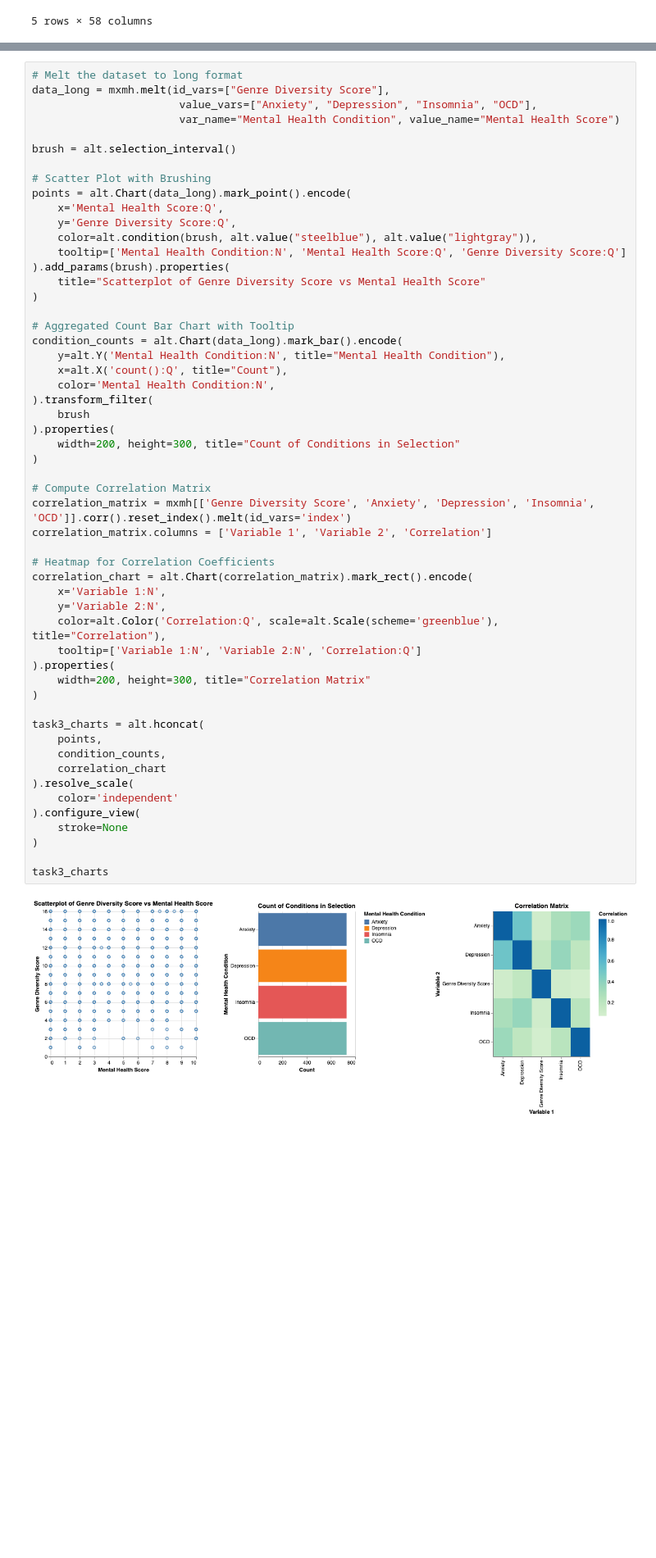
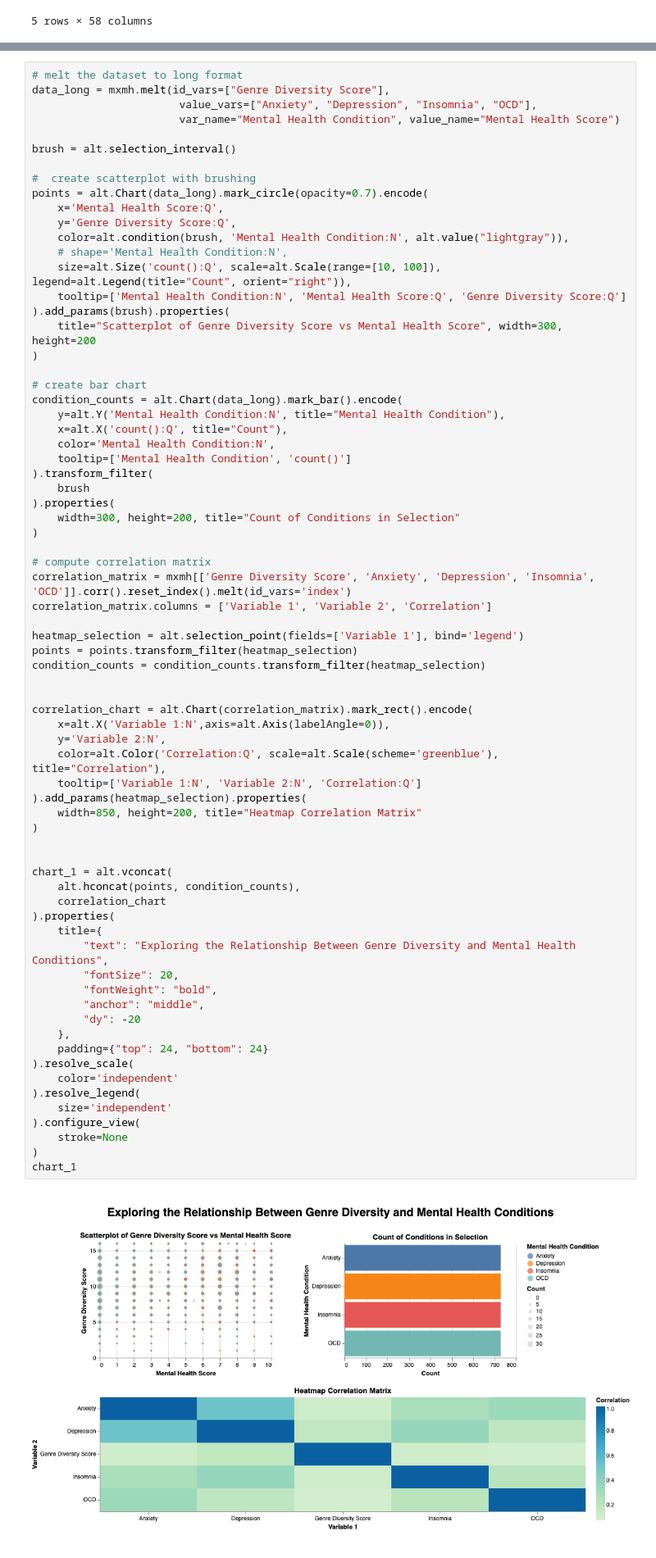
Before and after one commit to ubc-dsci320-2024w2/project-team_fabfour, a Jupyter notebook: ungraded/Judy_Charts.ipynb, the cells around one changed output, grey strips where cells are left out. Shown at 82% size. Drawn from its saved outputs; the diff is of its cells as text; blank space fills up the shorter version.

Commit message:
update charts

```diff
--- a/ungraded/Judy_Charts.ipynb
+++ b/ungraded/Judy_Charts.ipynb
@@ -171,56 +44,73 @@ task_2_chart
 # %%
-# Melt the dataset to long format
+# melt the dataset to long format
 data_long = mxmh.melt(id_vars=["Genre Diversity Score"],
                        value_vars=["Anxiety", "Depression", "Insomnia", "OCD"],
                        var_name="Mental Health Condition", value_name="Mental Health Score")
 
 brush = alt.selection_interval()
 
-# Scatter Plot with Brushing
-points = alt.Chart(data_long).mark_point().encode(
+#  create scatterplot with brushing
+points = alt.Chart(data_long).mark_circle(opacity=0.7).encode(
     x='Mental Health Score:Q',
     y='Genre Diversity Score:Q',
-    color=alt.condition(brush, alt.value("steelblue"), alt.value("lightgray")),
+    color=alt.condition(brush, 'Mental Health Condition:N', alt.value("lightgray")),
+    # shape='Mental Health Condition:N',
+    size=alt.Size('count():Q', scale=alt.Scale(range=[10, 100]), legend=alt.Legend(title="Count", orient="right")),
     tooltip=['Mental Health Condition:N', 'Mental Health Score:Q', 'Genre Diversity Score:Q']
 ).add_params(brush).properties(
-    title="Scatterplot of Genre Diversity Score vs Mental Health Score"
+    title="Scatterplot of Genre Diversity Score vs Mental Health Score", width=300, height=200
 )
 
-# Aggregated Count Bar Chart with Tooltip
+# create bar chart
 condition_counts = alt.Chart(data_long).mark_bar().encode(
     y=alt.Y('Mental Health Condition:N', title="Mental Health Condition"),
     x=alt.X('count():Q', title="Count"),
     color='Mental Health Condition:N',
+    tooltip=['Mental Health Condition', 'count()']
 ).transform_filter(
     brush
 ).properties(
-    width=200, height=300, title="Count of Conditions in Selection"
+    width=300, height=200, title="Count of Conditions in Selection"
 )
 
-# Compute Correlation Matrix
+# compute correlation matrix
 correlation_matrix = mxmh[['Genre Diversity Score', 'Anxiety', 'Depression', 'Insomnia', 'OCD']].corr().reset_index().melt(id_vars='index')
 correlation_matrix.columns = ['Variable 1', 'Variable 2', 'Correlation']
 
-# Heatmap for Correlation Coefficients
+heatmap_selection = alt.selection_point(fields=['Variable 1'], bind='legend')
+points = points.transform_filter(heatmap_selection)
+condition_counts = condition_counts.transform_filter(heatmap_selection)
+
+
 correlation_chart = alt.Chart(correlation_matrix).mark_rect().encode(
-    x='Variable 1:N',
+    x=alt.X('Variable 1:N',axis=alt.Axis(labelAngle=0)),
     y='Variable 2:N',
     color=alt.Color('Correlation:Q', scale=alt.Scale(scheme='greenblue'), title="Correlation"),
     tooltip=['Variable 1:N', 'Variable 2:N', 'Correlation:Q']
-).properties(
-    width=200, height=300, title="Correlation Matrix"
+).add_params(heatmap_selection).properties(
+    width=850, height=200, title="Heatmap Correlation Matrix"
 )
 
-task3_charts = alt.hconcat(
-    points,
-    condition_counts,
+
+chart_1 = alt.vconcat(
+    alt.hconcat(points, condition_counts),
     correlation_chart
+).properties(
+    title={
+        "text": "Exploring the Relationship Between Genre Diversity and Mental Health Conditions",
+        "fontSize": 20,
+        "fontWeight": "bold",
+        "anchor": "middle",
+        "dy": -20
+    },
+    padding={"top": 24, "bottom": 24}
 ).resolve_scale(
     color='independent'
+).resolve_legend(
+    size='independent'
 ).configure_view(
     stroke=None
 )
-
-task3_charts
+chart_1
 # %% [output]
-[figure, old version]
+[figure, new version]
```
Also changed, not shown: parts of 8 cells of this notebook, 1 other file.
